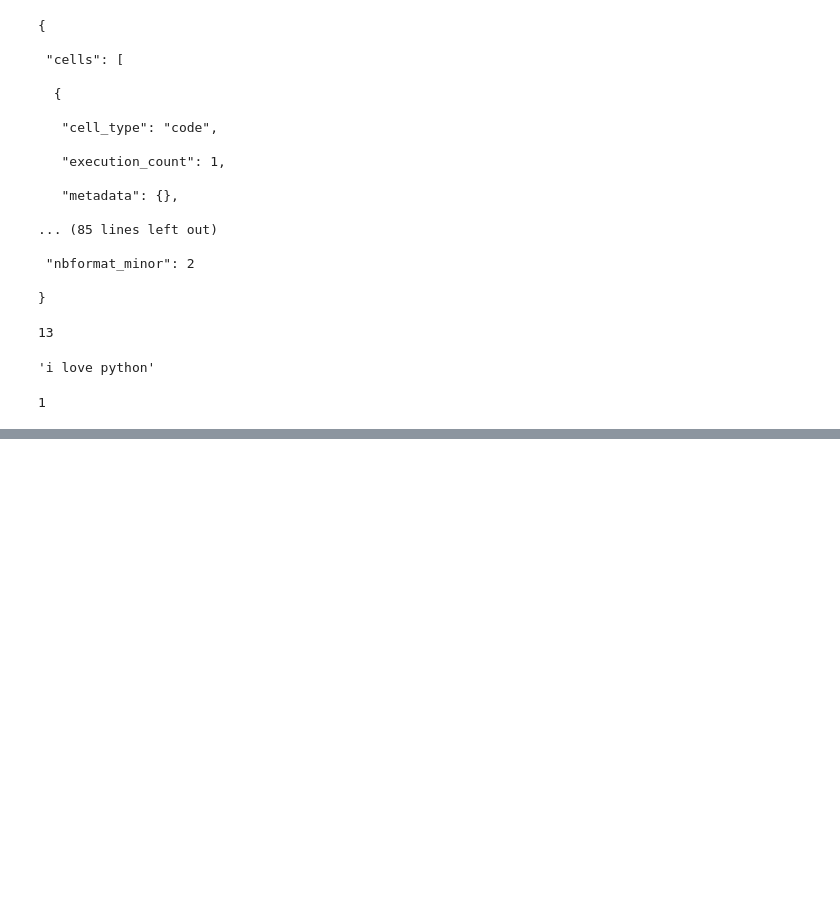
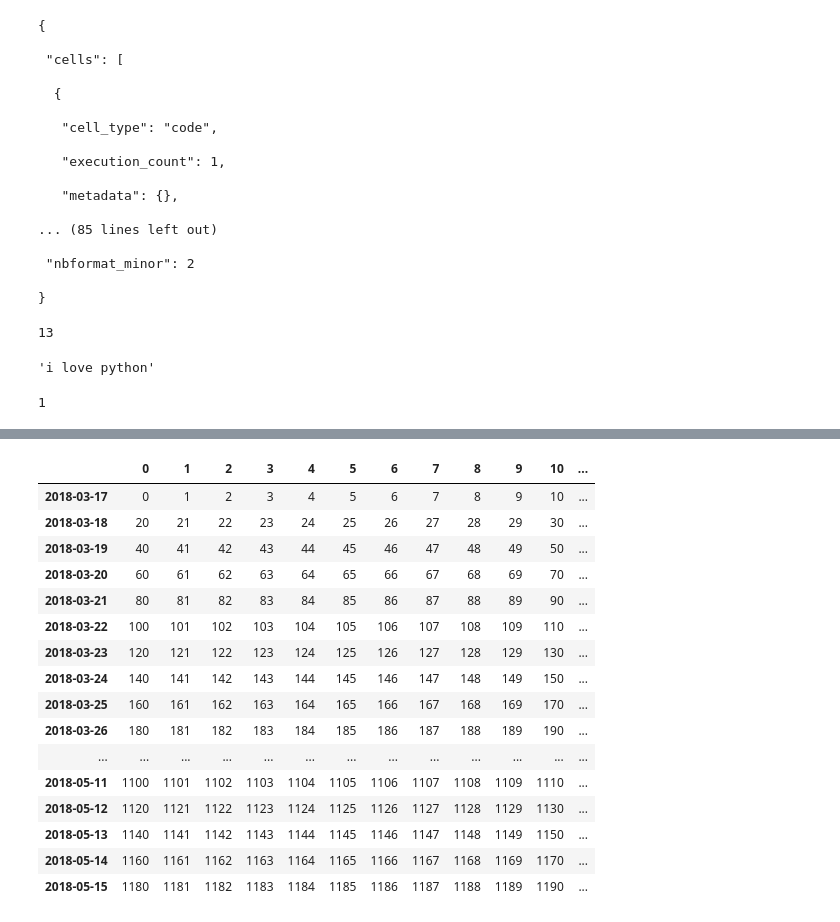
Before and after one commit to RayestGeeta/Python-basic-tutorial, a Jupyter notebook: basic1.ipynb, the cells around one changed output, grey strips where cells are left out. Drawn from its saved outputs; the diff is of its cells as text; code cells hidden in the pictures; blank space fills up the shorter version.

```diff
--- a/basic1.ipynb
+++ b/basic1.ipynb
@@ -709,0 +891,2 @@ f.read()
+# %%
+s=pd.date_range('20180317000000',periods=60)
@@ -709,0 +912,24 @@ f.read()
+# %%
+li=np.arange(20)
+# %%
+df = pd.DataFrame(np.arange(1200).reshape(60,20),index=s,columns=li)
+# %%
+df
+# %% [output]
+|  | 0 | 1 | 2 | 3 | 4 | 5 | 6 | 7 | 8 | 9 | 10 | ... |
+| 2018-03-17 | 0 | 1 | 2 | 3 | 4 | 5 | 6 | 7 | 8 | 9 | 10 | ... |
+| 2018-03-18 | 20 | 21 | 22 | 23 | 24 | 25 | 26 | 27 | 28 | 29 | 30 | ... |
+| 2018-03-19 | 40 | 41 | 42 | 43 | 44 | 45 | 46 | 47 | 48 | 49 | 50 | ... |
+| 2018-03-20 | 60 | 61 | 62 | 63 | 64 | 65 | 66 | 67 | 68 | 69 | 70 | ... |
+| 2018-03-21 | 80 | 81 | 82 | 83 | 84 | 85 | 86 | 87 | 88 | 89 | 90 | ... |
+| 2018-03-22 | 100 | 101 | 102 | 103 | 104 | 105 | 106 | 107 | 108 | 109 | 110 | ... |
+| 2018-03-23 | 120 | 121 | 122 | 123 | 124 | 125 | 126 | 127 | 128 | 129 | 130 | ... |
+| 2018-03-24 | 140 | 141 | 142 | 143 | 144 | 145 | 146 | 147 | 148 | 149 | 150 | ... |
+| 2018-03-25 | 160 | 161 | 162 | 163 | 164 | 165 | 166 | 167 | 168 | 169 | 170 | ... |
+| 2018-03-26 | 180 | 181 | 182 | 183 | 184 | 185 | 186 | 187 | 188 | 189 | 190 | ... |
+| ... | ... | ... | ... | ... | ... | ... | ... | ... | ... | ... | ... | ... |
+| 2018-05-11 | 1100 | 1101 | 1102 | 1103 | 1104 | 1105 | 1106 | 1107 | 1108 | 1109 | 1110 | ... |
+| 2018-05-12 | 1120 | 1121 | 1122 | 1123 | 1124 | 1125 | 1126 | 1127 | 1128 | 1129 | 1130 | ... |
+| 2018-05-13 | 1140 | 1141 | 1142 | 1143 | 1144 | 1145 | 1146 | 1147 | 1148 | 1149 | 1150 | ... |
+| 2018-05-14 | 1160 | 1161 | 1162 | 1163 | 1164 | 1165 | 1166 | 1167 | 1168 | 1169 | 1170 | ... |
+| 2018-05-15 | 1180 | 1181 | 1182 | 1183 | 1184 | 1185 | 1186 | 1187 | 1188 | 1189 | 1190 | ... |
```
Also changed, not shown: parts of 48 cells of this notebook, 2 other files.
